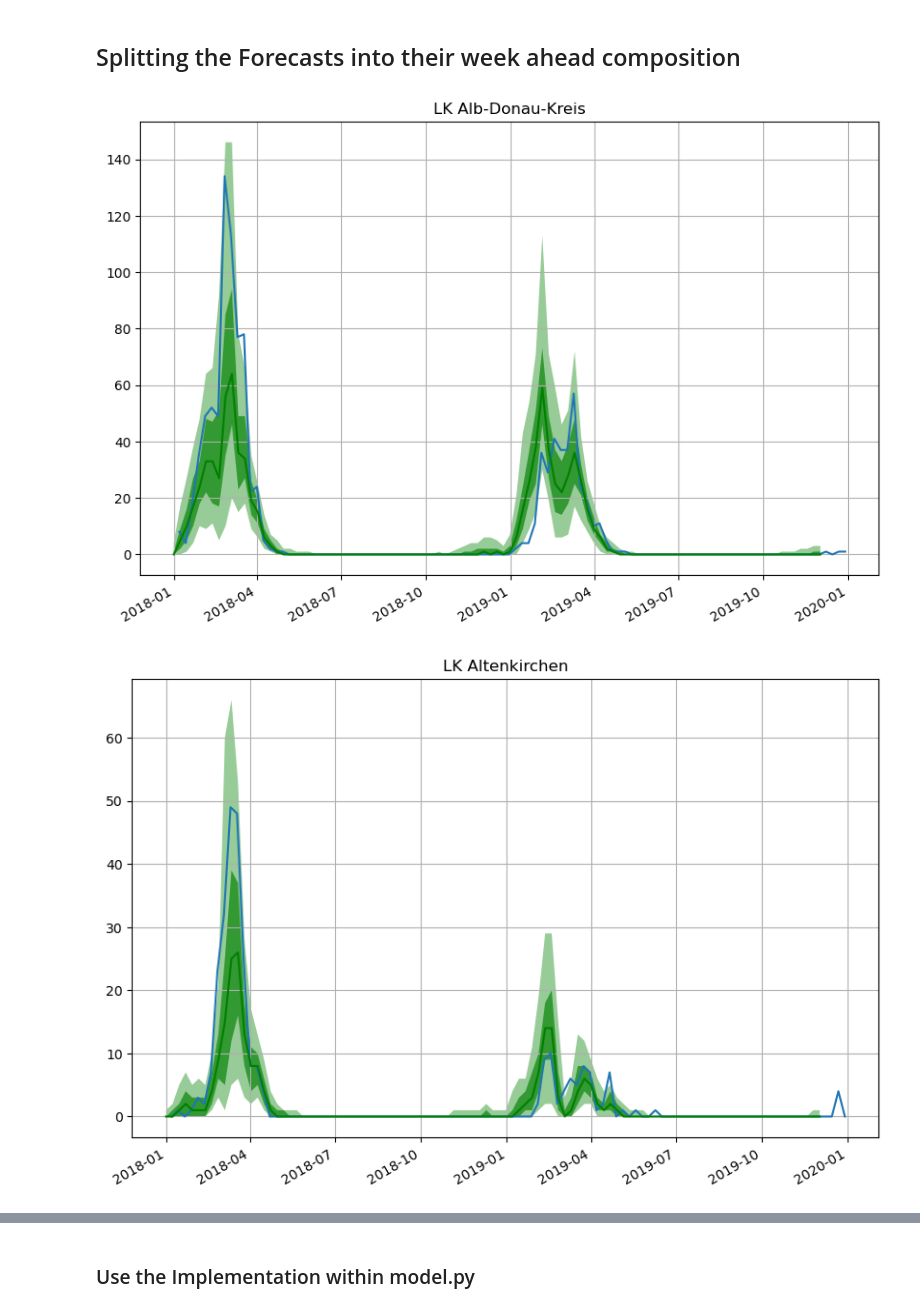
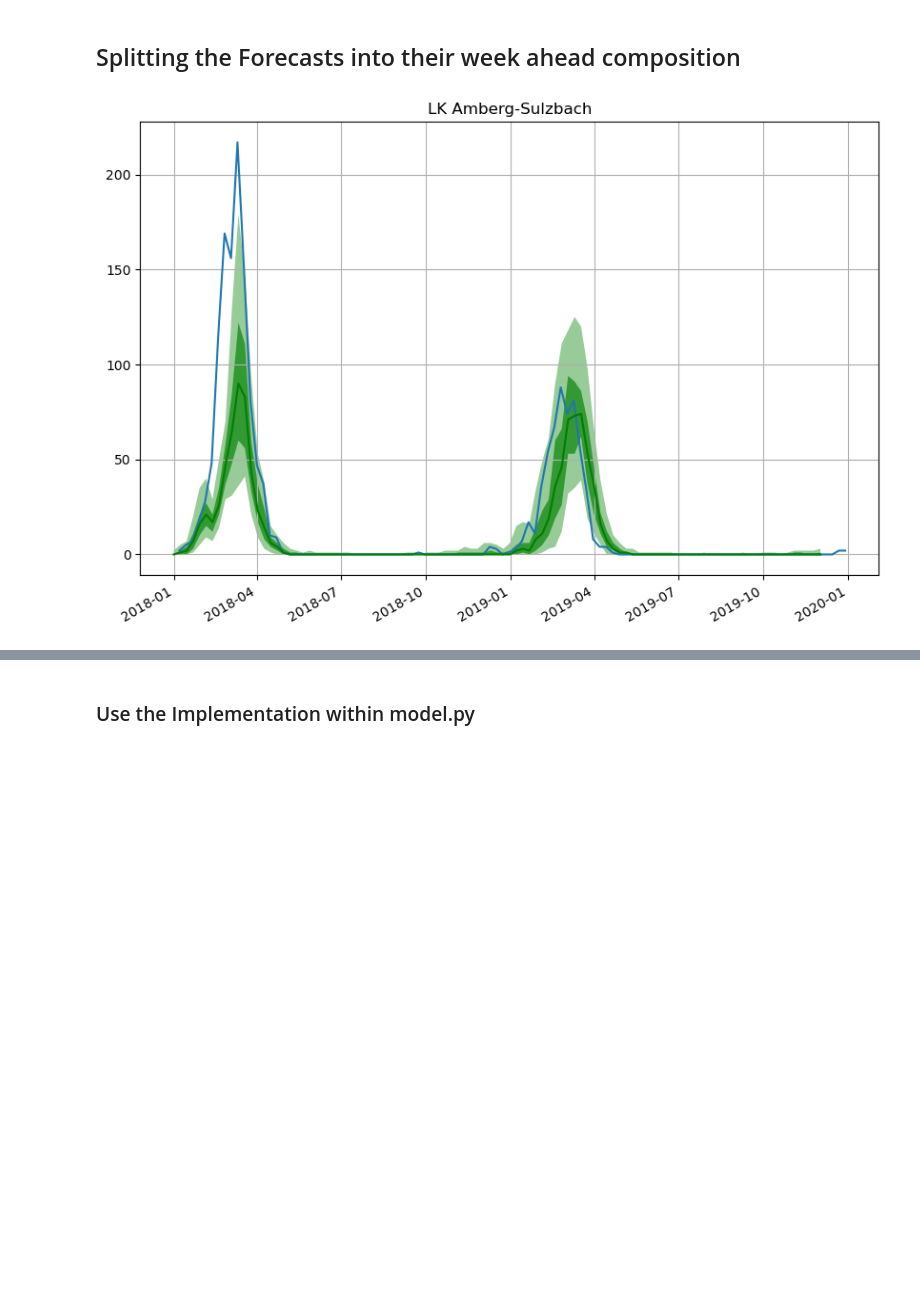
Before and after one commit to Kai-Ref/DeepAR_InfluenzaForecast, a Jupyter notebook: Notebooks/SplittingByWeekAheadForecasts.ipynb, the cells around one changed output, grey strips where cells are left out. Drawn from its saved outputs; the diff is of its cells as text; code cells hidden in the pictures; blank space fills up the shorter version.

```diff
--- a/Notebooks/SplittingByWeekAheadForecasts.ipynb
+++ b/Notebooks/SplittingByWeekAheadForecasts.ipynb
@@ -14,7 +14,7 @@ config = Configuration()
 df = pd.read_csv("Influenza.csv", sep=',')
 # %%
 # Because of simplicity, only consider the first 10 locations
-locations = list(df.location.unique())[:10]
+locations = list(df.location.unique())
 
 # Process the df into a uniformly spaced df
 one_ts_df = df.loc[df.location.isin(locations), ["value", 'location', 'date']]
@@ -51,6 +51,6 @@ forecasts,tss = model(config, train_set, test_set)
 # %%
 windows_per_location = int(len(test_set) / len(locations))
-for location in locations[:1]:
+for location in locations[3:4]:
     fig, ax = plt.subplots(1, 1, figsize=(10, 7))
     plt.title(f'{location}')
     # first plot the time series as a whole (x-axis: Date, y-axis: influenza-values)
@@ -98,23 +98,22 @@ for location in locations:
         start_date=min(start_date_list)))
 # %%
 # PLot the Splitted Forecasts for each location
-for location in locations:
+for location in locations[3:4]:
     fig, ax = plt.subplots(1, 1, figsize=(10, 7))
     plt.title(f'{location}')
     # first plot the time series as a whole (x-axis: Date, y-axis: influenza-values)
     plt.plot((one_ts_df.loc[(one_ts_df['location'] == location) &
                             (one_ts_df.index <= config.test_end_time) &
                             (one_ts_df.index >= config.train_end_time)].index),
              one_ts_df.loc[(one_ts_df['location'] == location) &
                            (one_ts_df.index <= config.test_end_time) &
                            (one_ts_df.index >= config.train_end_time), 'value'])
     #define the colors to use for each different window
     color = ["g", "r", "purple", "black", "yellow", "grey"]
     forecast_entry = one_week_ahead_forecasts[locations.index(location)]
     prediction_intervals = (50.0, 90.0)
     forecast_entry.plot(prediction_intervals=prediction_intervals, color=color[k % windows_per_location])
     plt.grid(which="both")
     plt.show()
 # %% [output]
-[figure, old version]
+[figure, new version]
-[figure, removed]
```
Also changed, not shown: parts of 7 cells of this notebook, 1 other file.
